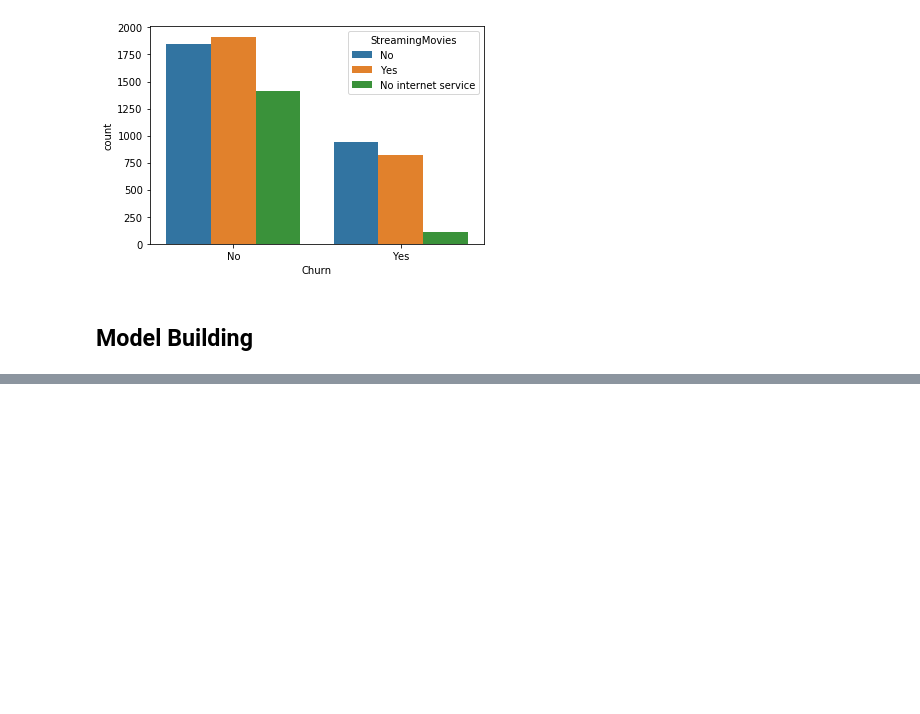
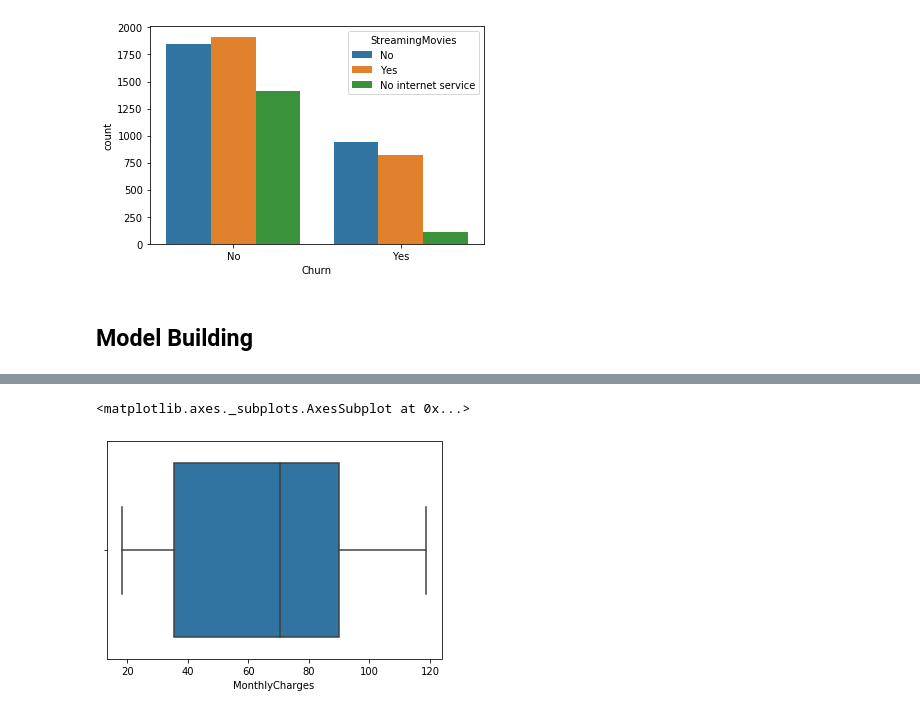
Before and after one commit to sarathsgvr/Data_Science, a Jupyter notebook: telecom_churn_prediction.ipynb, the cells around one changed output, grey strips where cells are left out. Drawn from its saved outputs; the diff is of its cells as text; code cells hidden in the pictures; blank space fills up the shorter version.

```diff
--- a/telecom_churn_prediction.ipynb
+++ b/telecom_churn_prediction.ipynb
@@ -439,0 +550,5 @@ final_df.head()
+# %%
+sns.boxplot(x=final_df['MonthlyCharges'])
+# %% [output]
+<matplotlib.axes._subplots.AxesSubplot at 0x...>
+[figure, added]
```
Also changed, not shown: parts of 55 cells of this notebook.
